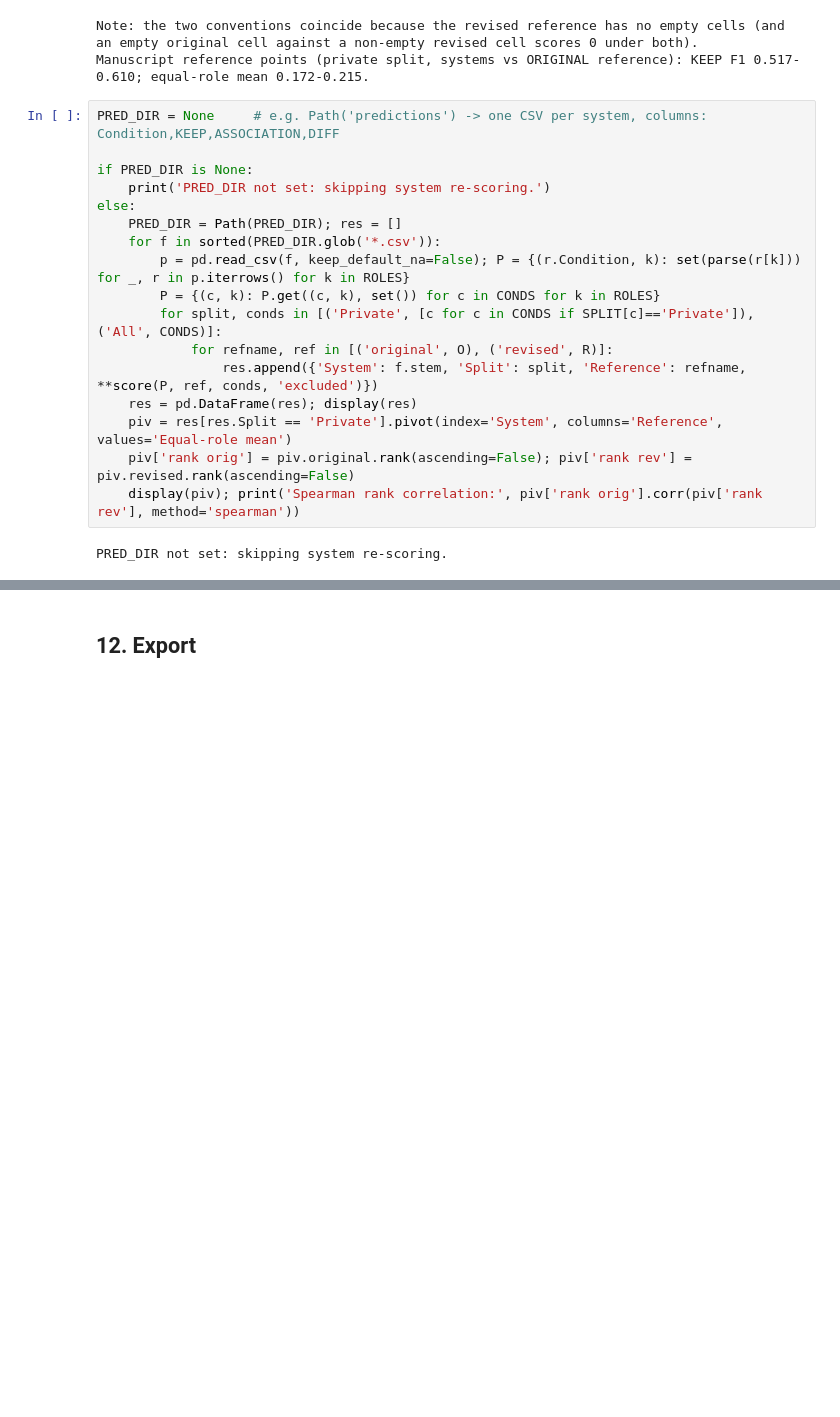
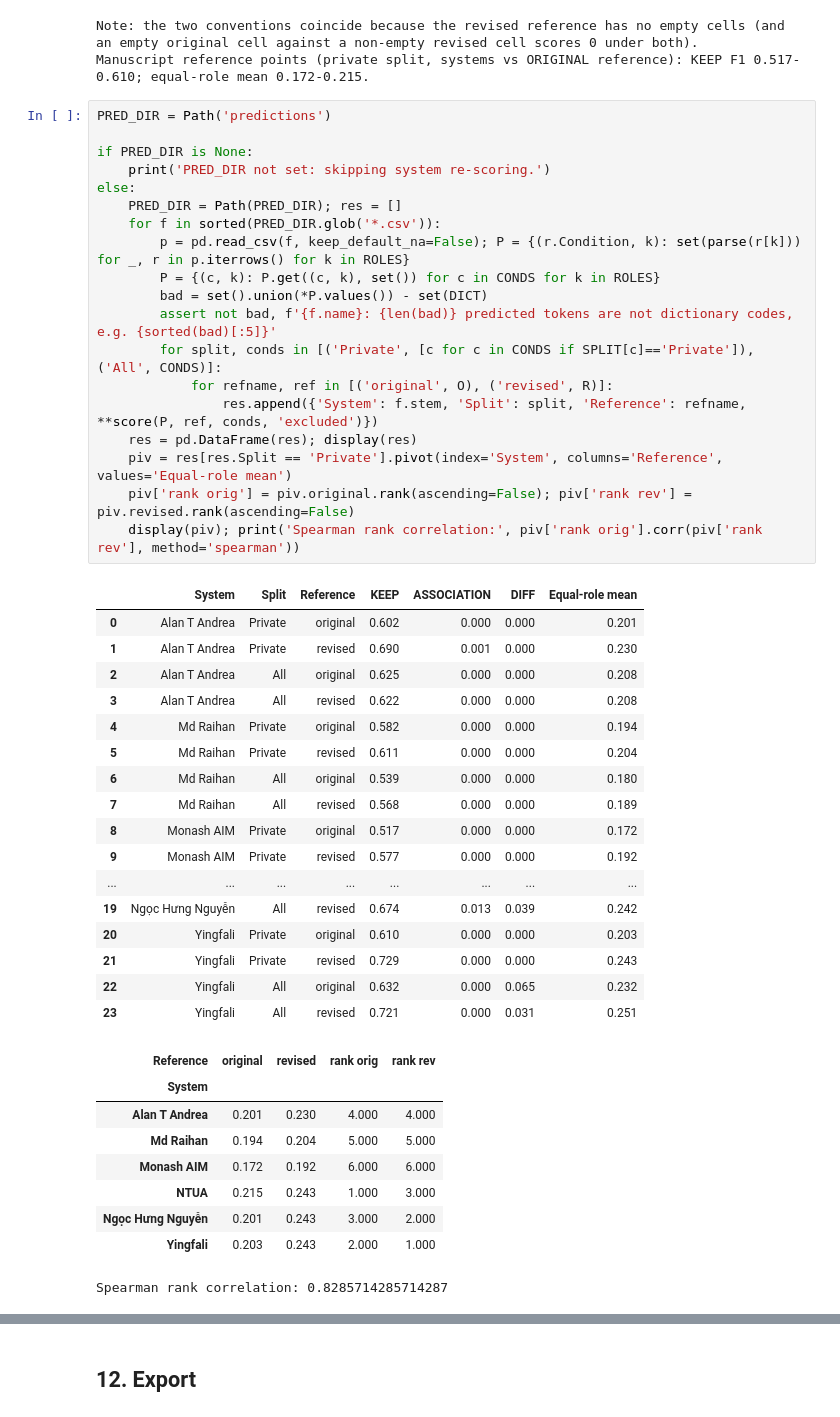
Before and after one commit to csisc/CohortX, a Jupyter notebook: CohortX_Task_3_Dataset_Evaluation.ipynb, the cells around one changed output, grey strips where cells are left out. Drawn from its saved outputs; the diff is of its cells as text; blank space fills up the shorter version.

```diff
--- a/CohortX_Task_3_Dataset_Evaluation.ipynb
+++ b/CohortX_Task_3_Dataset_Evaluation.ipynb
@@ -738,21 +742,48 @@ print('Manuscript reference points (private split, systems vs ORIGINAL reference
 Note: the two conventions coincide because the revised reference has no empty cells (and an empty original cell against a non-empty revised cell scores 0 under both).
 Manuscript reference points (private split, systems vs ORIGINAL reference): KEEP F1 0.517-0.610; equal-role mean 0.172-0.215.
 # %%
-PRED_DIR = None     # e.g. Path('predictions') -> one CSV per system, columns: Condition,KEEP,ASSOCIATION,DIFF
+PRED_DIR = Path('predictions')
 
 if PRED_DIR is None:
     print('PRED_DIR not set: skipping system re-scoring.')
 else:
     PRED_DIR = Path(PRED_DIR); res = []
     for f in sorted(PRED_DIR.glob('*.csv')):
         p = pd.read_csv(f, keep_default_na=False); P = {(r.Condition, k): set(parse(r[k])) for _, r in p.iterrows() for k in ROLES}
         P = {(c, k): P.get((c, k), set()) for c in CONDS for k in ROLES}
+        bad = set().union(*P.values()) - set(DICT)
+        assert not bad, f'{f.name}: {len(bad)} predicted tokens are not dictionary codes, e.g. {sorted(bad)[:5]}'
         for split, conds in [('Private', [c for c in CONDS if SPLIT[c]=='Private']), ('All', CONDS)]:
             for refname, ref in [('original', O), ('revised', R)]:
                 res.append({'System': f.stem, 'Split': split, 'Reference': refname, **score(P, ref, conds, 'excluded')})
     res = pd.DataFrame(res); display(res)
     piv = res[res.Split == 'Private'].pivot(index='System', columns='Reference', values='Equal-role mean')
     piv['rank orig'] = piv.original.rank(ascending=False); piv['rank rev'] = piv.revised.rank(ascending=False)
     display(piv); print('Spearman rank correlation:', piv['rank orig'].corr(piv['rank rev'], method='spearman'))
 # %% [output]
+|  | System | Split | Reference | KEEP | ASSOCIATION | DIFF | Equal-role mean |
+| 0 | Alan T Andrea | Private | original | 0.602 | 0.000 | 0.000 | 0.201 |
+| 1 | Alan T Andrea | Private | revised | 0.690 | 0.001 | 0.000 | 0.230 |
+| 2 | Alan T Andrea | All | original | 0.625 | 0.000 | 0.000 | 0.208 |
+| 3 | Alan T Andrea | All | revised | 0.622 | 0.000 | 0.000 | 0.208 |
+| 4 | Md Raihan | Private | original | 0.582 | 0.000 | 0.000 | 0.194 |
+| 5 | Md Raihan | Private | revised | 0.611 | 0.000 | 0.000 | 0.204 |
+| 6 | Md Raihan | All | original | 0.539 | 0.000 | 0.000 | 0.180 |
+| 7 | Md Raihan | All | revised | 0.568 | 0.000 | 0.000 | 0.189 |
+| 8 | Monash AIM | Private | original | 0.517 | 0.000 | 0.000 | 0.172 |
+| 9 | Monash AIM | Private | revised | 0.577 | 0.000 | 0.000 | 0.192 |
+| ... | ... | ... | ... | ... | ... | ... | ... |
+| 19 | Ngọc Hưng Nguyễn | All | revised | 0.674 | 0.013 | 0.039 | 0.242 |
+| 20 | Yingfali | Private | original | 0.610 | 0.000 | 0.000 | 0.203 |
+| 21 | Yingfali | Private | revised | 0.729 | 0.000 | 0.000 | 0.243 |
+| 22 | Yingfali | All | original | 0.632 | 0.000 | 0.065 | 0.232 |
+| 23 | Yingfali | All | revised | 0.721 | 0.000 | 0.031 | 0.251 |
+| Reference | original | revised | rank orig | rank rev |
+| System |  |  |  |  |
+| Alan T Andrea | 0.201 | 0.230 | 4.000 | 4.000 |
+| Md Raihan | 0.194 | 0.204 | 5.000 | 5.000 |
+| Monash AIM | 0.172 | 0.192 | 6.000 | 6.000 |
+| NTUA | 0.215 | 0.243 | 1.000 | 3.000 |
+| Ngọc Hưng Nguyễn | 0.201 | 0.243 | 3.000 | 2.000 |
+| Yingfali | 0.203 | 0.243 | 2.000 | 1.000 |
-PRED_DIR not set: skipping system re-scoring.
+Spearman rank correlation: 0.8285714285714287
```
Also changed, not shown: parts of 14 cells of this notebook.
